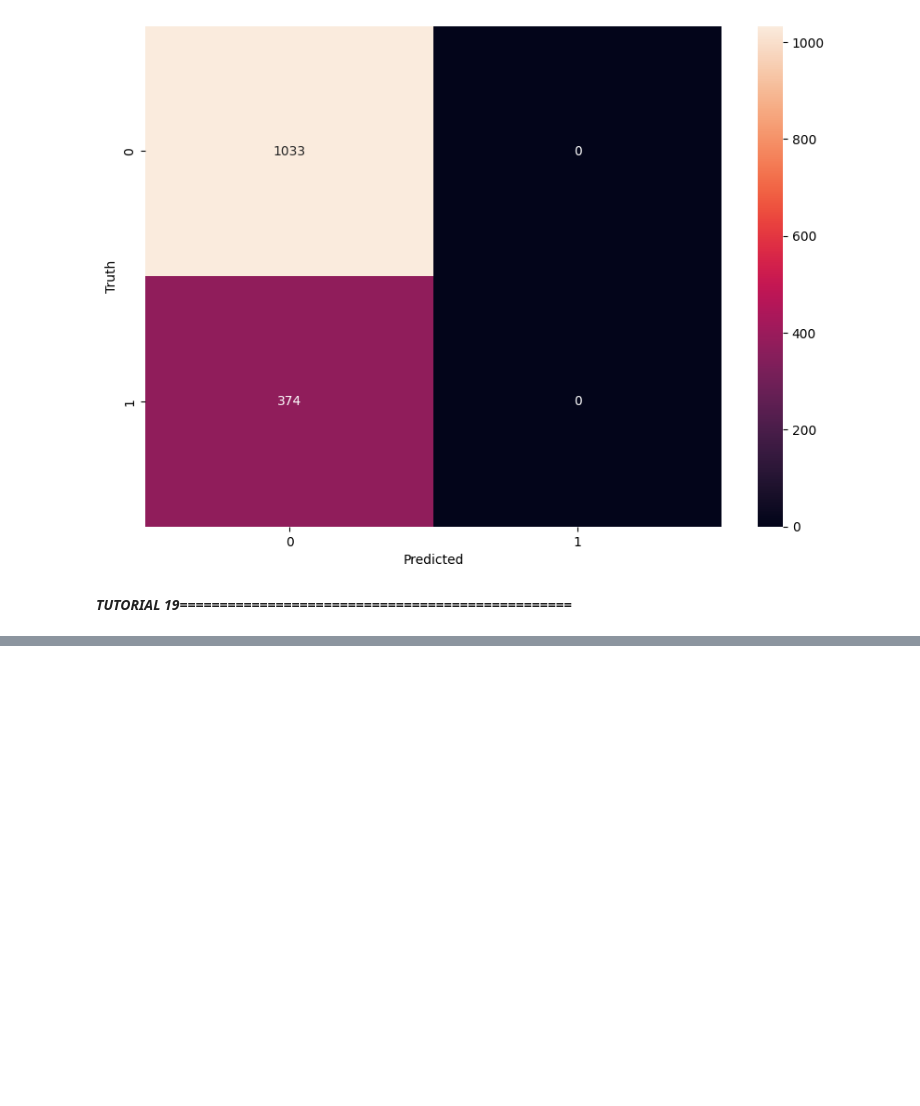
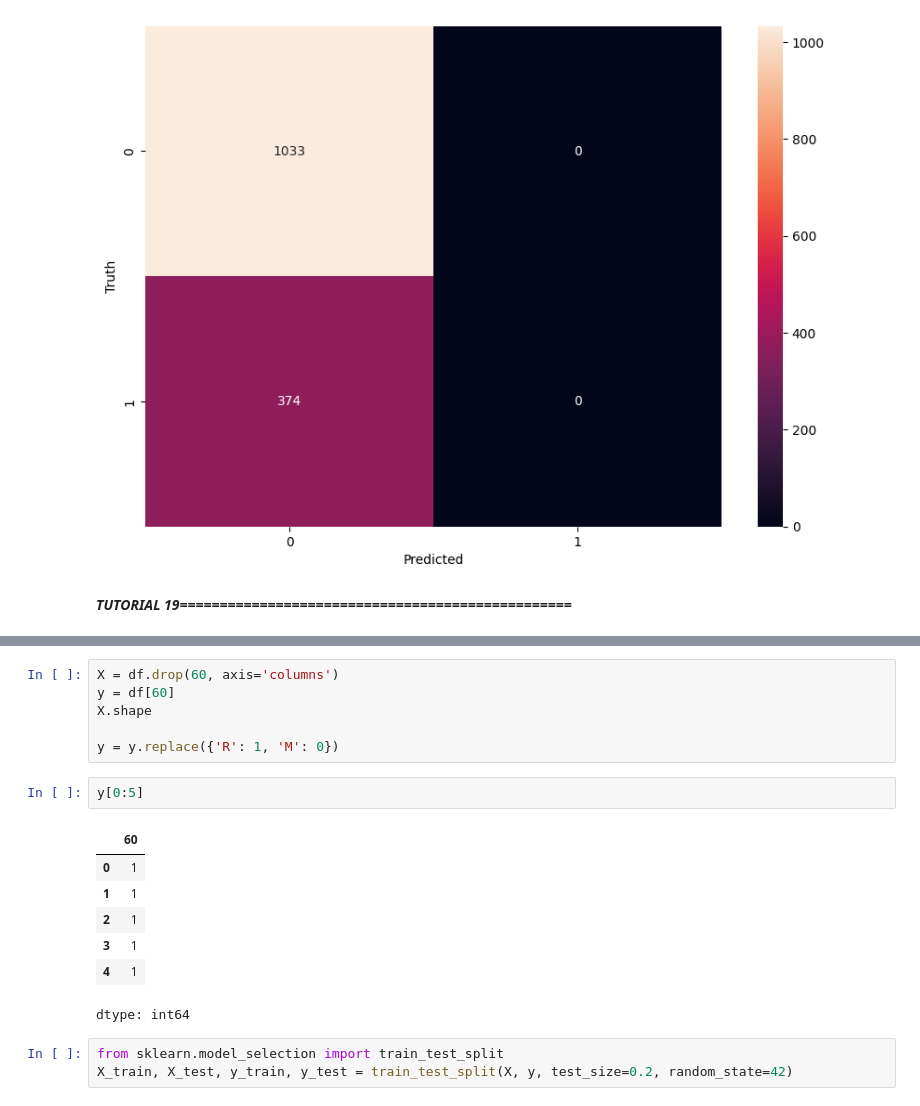
Before and after one commit to nickmirunsw/py-learning, a Jupyter notebook: tensorflow/tfnm.ipynb, the cells around one changed output, grey strips where cells are left out. Cells and saved outputs as stored; diff of their text form; blank space fills up the shorter version.

```diff
--- a/tensorflow/tfnm.ipynb
+++ b/tensorflow/tfnm.ipynb
@@ -1258,0 +1373,19 @@ Text(95.72222222222221, 0.5, 'Truth')
+# %%
+X = df.drop(60, axis='columns')
+y = df[60]
+X.shape
+
+y = y.replace({'R': 1, 'M': 0})
+# %%
+y[0:5]
+# %% [output]
+|  | 60 |
+| 0 | 1 |
+| 1 | 1 |
+| 2 | 1 |
+| 3 | 1 |
+| 4 | 1 |
+dtype: int64
+# %%
+from sklearn.model_selection import train_test_split
+X_train, X_test, y_train, y_test = train_test_split(X, y, test_size=0.2, random_state=42)
```
Also changed, not shown: parts of 38 cells of this notebook.
